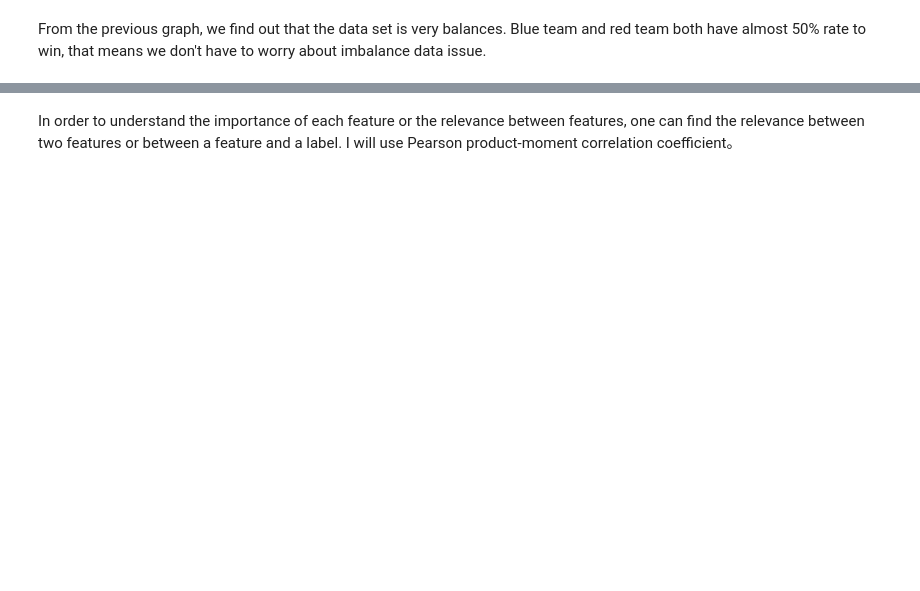
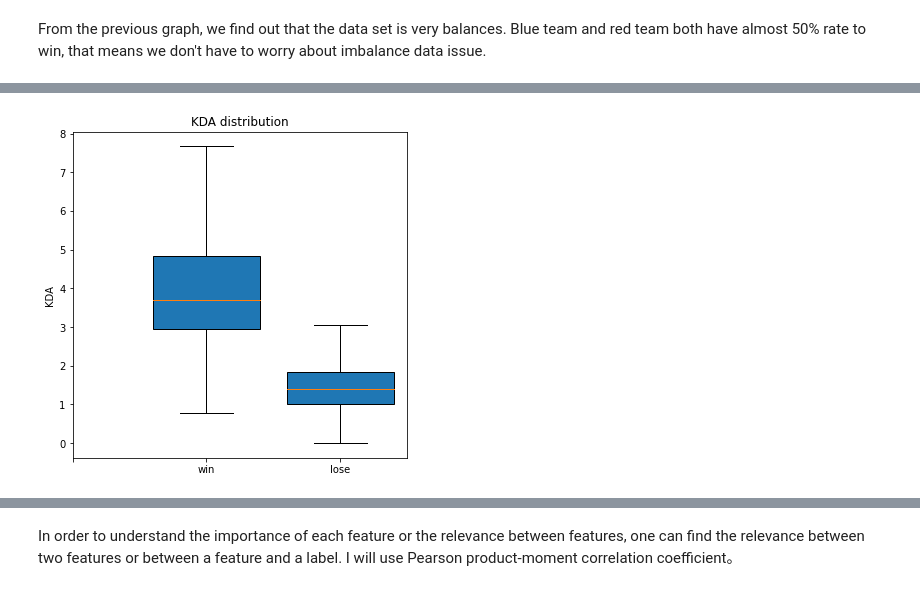
Before and after one commit to YuxuanZhou1/Master_Capstone, a Jupyter notebook: League_of_Legands_Capstone/2_analysing/lol_data_analyse.ipynb, the cells around one changed output, grey strips where cells are left out. Drawn from its saved outputs; the diff is of its cells as text; code cells hidden in the pictures; blank space fills up the shorter version.

Commit message:
update number distribution

```diff
--- a/League_of_Legands_Capstone/2_analysing/lol_data_analyse.ipynb
+++ b/League_of_Legands_Capstone/2_analysing/lol_data_analyse.ipynb
@@ -199 +186,22 @@ Text(0.5, 1.0, 'Team kill first tower win rate')
 [figure]
+# %%
+win = []
+lose = []
+
+for b, r , w in zip(df['t1_team_kda'], df['t2_team_kda'], df['winner']):
+    if w == 1:
+        win.append(b)
+        lose.append(r)
+    else:
+        win.append(r)
+        lose.append(b)
+
+match = [win, lose]
+
+plt.figure(figsize=(6, 6))
+plt.boxplot(match, patch_artist=True, showfliers=False, widths=0.8)
+plt.xticks(np.arange(3), ('', 'win', 'lose'))
+plt.ylabel('KDA')
+plt.title('KDA distribution');
+# %% [output]
+[figure, added]
```
Also changed, not shown: parts of 29 cells of this notebook, 2 other files.
